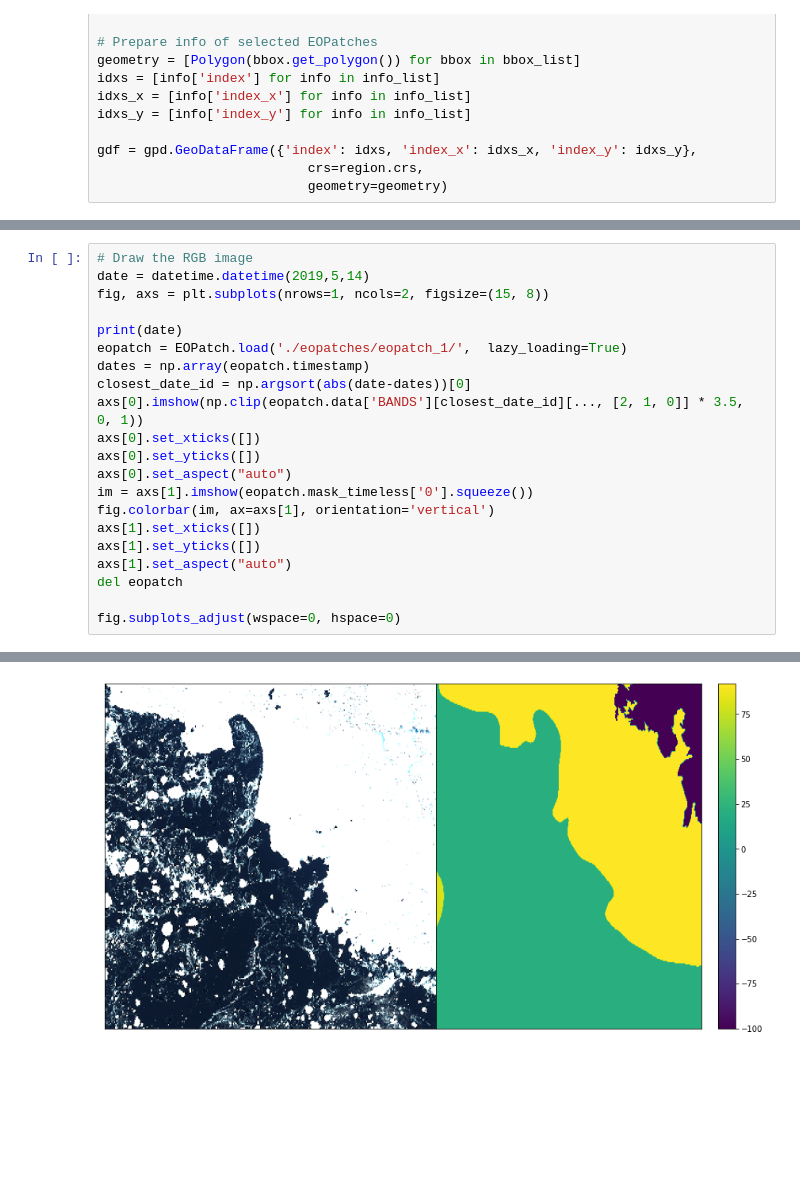
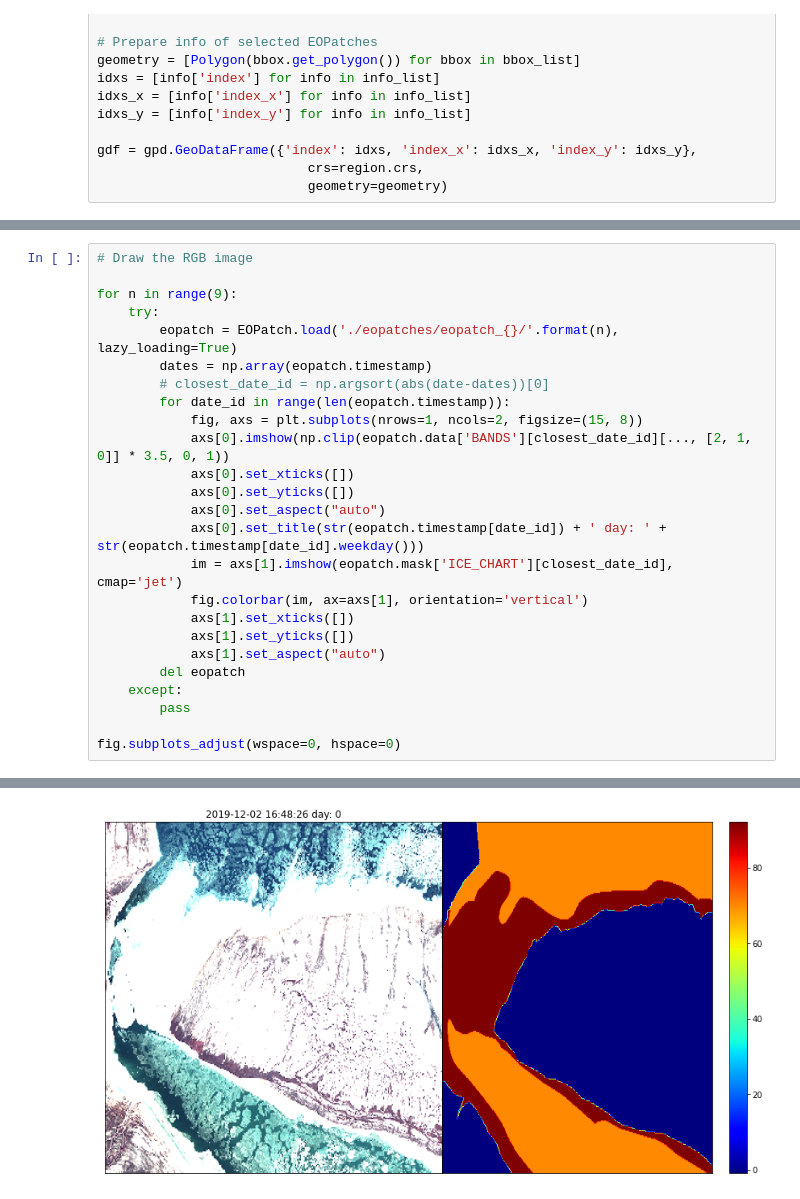
Before and after one commit to asylve/Sea-Ice, a Jupyter notebook: Data-Generation-EOlearn.ipynb, the cells around one changed output, grey strips where cells are left out. Cells and saved outputs as stored; diff of their text form; blank space fills up the shorter version.

Commit message:
updated to collect images only near ice chart releases

```diff
--- a/Data-Generation-EOlearn.ipynb
+++ b/Data-Generation-EOlearn.ipynb
@@ -377,22 +328,26 @@ eopatch.data['BANDS'].shape
 # %%
 # Draw the RGB image
-date = datetime.datetime(2019,5,14)
-fig, axs = plt.subplots(nrows=1, ncols=2, figsize=(15, 8))
 
-print(date)
-eopatch = EOPatch.load('./eopatches/eopatch_1/',  lazy_loading=True)
-dates = np.array(eopatch.timestamp)
-closest_date_id = np.argsort(abs(date-dates))[0]
-axs[0].imshow(np.clip(eopatch.data['BANDS'][closest_date_id][..., [2, 1, 0]] * 3.5, 0, 1))
-axs[0].set_xticks([])
-axs[0].set_yticks([])
-axs[0].set_aspect("auto")
-im = axs[1].imshow(eopatch.mask_timeless['0'].squeeze())
-fig.colorbar(im, ax=axs[1], orientation='vertical')
-axs[1].set_xticks([])
-axs[1].set_yticks([])
-axs[1].set_aspect("auto")
-del eopatch
+for n in range(9):
+    try:
+        eopatch = EOPatch.load('./eopatches/eopatch_{}/'.format(n),  lazy_loading=True)
+        dates = np.array(eopatch.timestamp)
+        # closest_date_id = np.argsort(abs(date-dates))[0]
+        for date_id in range(len(eopatch.timestamp)):
+            fig, axs = plt.subplots(nrows=1, ncols=2, figsize=(15, 8))
+            axs[0].imshow(np.clip(eopatch.data['BANDS'][closest_date_id][..., [2, 1, 0]] * 3.5, 0, 1))
+            axs[0].set_xticks([])
+            axs[0].set_yticks([])
+            axs[0].set_aspect("auto")
+            axs[0].set_title(str(eopatch.timestamp[date_id]) + ' day: ' + str(eopatch.timestamp[date_id].weekday()))
+            im = axs[1].imshow(eopatch.mask['ICE_CHART'][closest_date_id], cmap='jet')
+            fig.colorbar(im, ax=axs[1], orientation='vertical')
+            axs[1].set_xticks([])
+            axs[1].set_yticks([])
+            axs[1].set_aspect("auto")
+        del eopatch
+    except:
+        pass
 
 fig.subplots_adjust(wspace=0, hspace=0)
 # %% [output]
@@ -400 +354 @@ fig.subplots_adjust(wspace=0, hspace=0)
-[figure, old version]
+[figure, new version]
```
Also changed, not shown: parts of 19 cells of this notebook, 11 other files.
